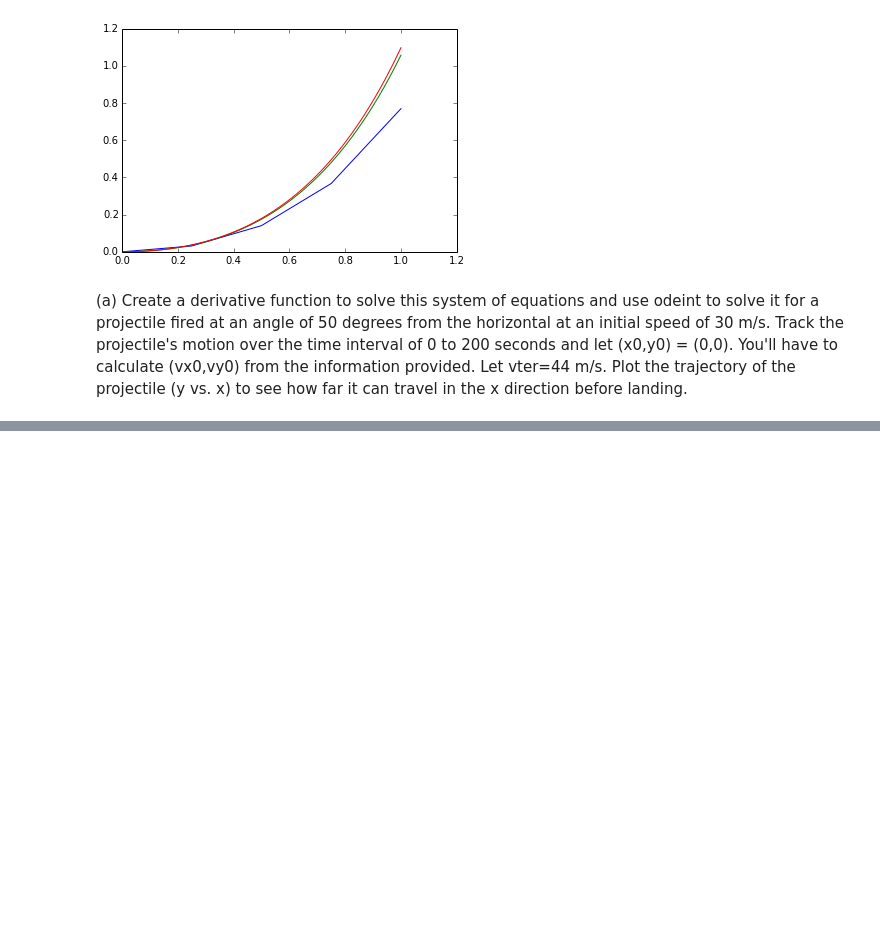
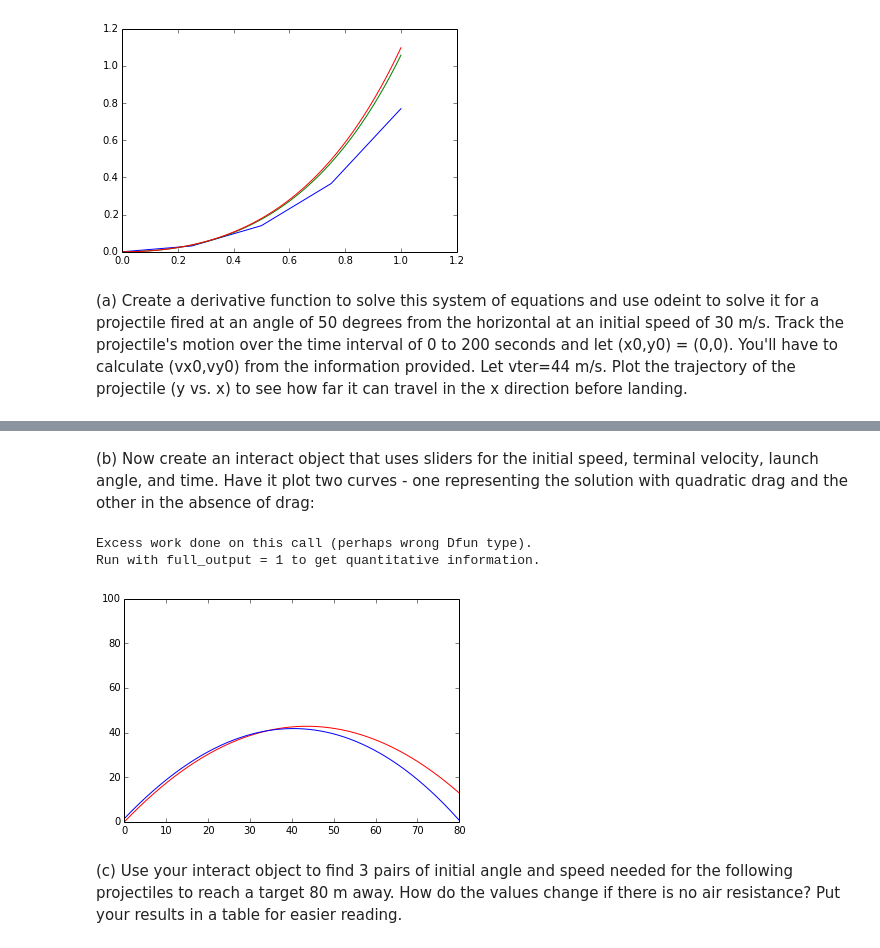
Before and after one commit to znlevine/PHYS202-S14, a Jupyter notebook: SciPy/ODEExercises.ipynb, the cells around one changed output, grey strips where cells are left out. Cells and saved outputs as stored; diff of their text form; code cells hidden in the pictures; blank space fills up the shorter version.

Commit message:
Get dat homework done

```diff
--- a/SciPy/ODEExercises.ipynb
+++ b/SciPy/ODEExercises.ipynb
@@ -311,0 +318,70 @@ plt.show()
+# %% [markdown]
+(b) Now create an interact object that uses sliders for the initial speed, terminal velocity, launch angle, and time. Have it plot two curves - one representing the solution with quadratic drag and the other in the absence of drag:
+# %%
+from IPython.html.widgets import interact, interactive
+
+theta =50.*(2*np.pi)/360
+v0=30.
+t0=0.
+tf=200.
+t=np.arange(0,tf+.01,.01)
+x0=0.
+y0=0.
+#vter=44.
+vx0=v0*np.cos(theta)
+vy0=v0*np.sin(theta)
+
+
+
+'''def draglessfunc(values_current,t):
+    x = values_current[0]
+    y = values_current[1]
+    vx = values_current[2]
+    vy = values_current[3]'''
+
+def finalwork(v0=30.,tf=200.,vter=44.,theta =50.*(2*np.pi)/360,y0=0.):
+    vx0=v0*np.cos(theta)
+    vy0=v0*np.sin(theta)
+
+
+    x = 0 + vx0 * t
+    y = 0 + vy0 * t - 1./2. * g * t * t
+    plt.plot(x, y,'r')
+
+    init_values=np.array([x0, y0, vx0, vy0, vter])
+    projectile=odeint(derivfunc, init_values, t)
+
+
+    '''below_zero = 0
+    for i in range(len(projectile[:,1])):
+        if projectile[:,1][i] < 0:
+            below_zero = i
+            break'''
+
+    plt.plot(projectile[:,0], projectile[:,1])
+    plt.ylim(0,100)
+    plt.xlim(0,80)
+    plt.show()
+
+def derivfunc(values_current,t):
+    #values_current is as [x, y, vx, vy]
+    x = values_current[0]
+    y = values_current[1]
+    vx = values_current[2]
+    vy = values_current[3]
+    vter=values_current[4]
+
+    dx = vx
+    dy = vy
+    dvx = - g * vx/vter**2 * np.sqrt(vx**2 + vy**2)
+    dvy = - g * (1 + vy/vter**2 * np.sqrt(vx**2 + vy**2))
+    return np.array([dx, dy, dvx, dvy])
+
+
+v=interact(finalwork,v0=(0.0,100.0),tf=(100.,200.),vter=(0.,300.,1.),theta=(0.,2*np.pi),y0=(0.,100.,0.5))
+# %% [output]
+Excess work done on this call (perhaps wrong Dfun type).
+Run with full_output = 1 to get quantitative information.
+[figure, added]
+# %% [markdown]
+(c) Use your interact object to find 3 pairs of initial angle and speed needed for the following projectiles to reach a target 80 m away. How do the values change if there is no air resistance? Put your results in a table for easier reading.
```
Also changed, not shown: parts of 3 cells of this notebook.
